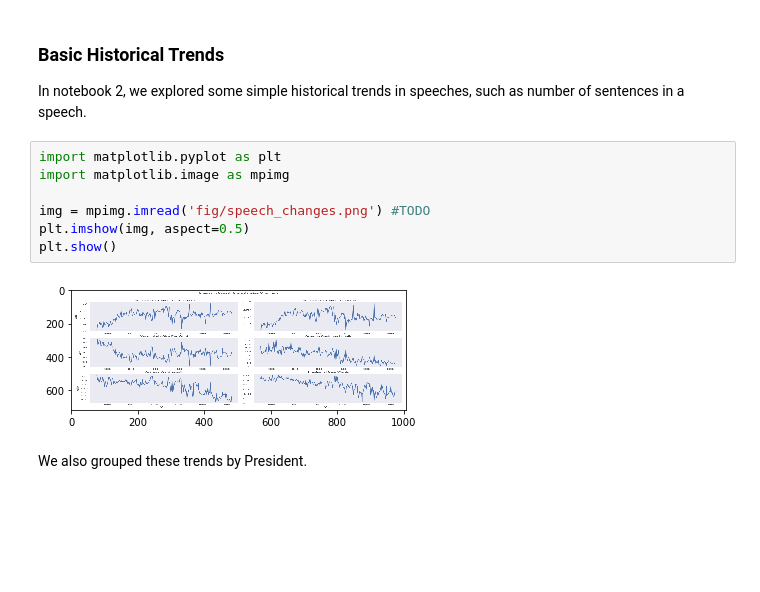
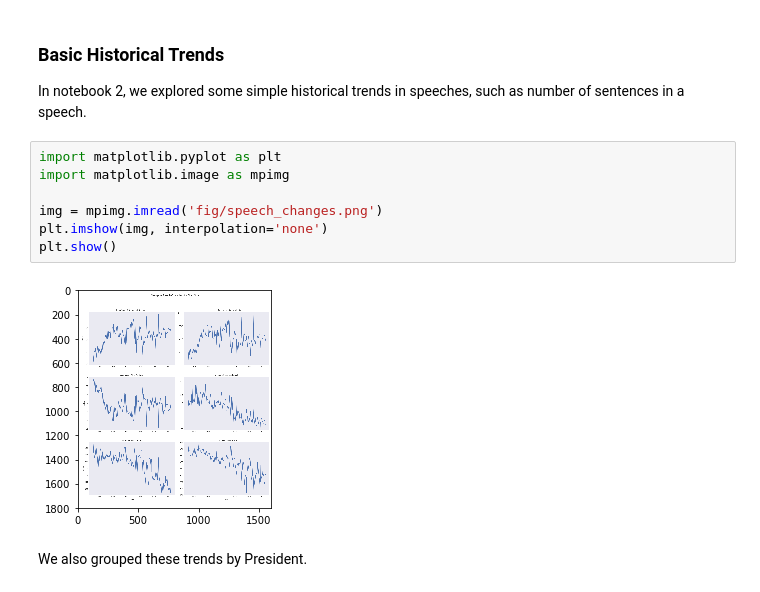
Before and after one commit to jacobakh/StateofUnionSpeechs, a Jupyter notebook: main.ipynb, the cells around one changed output. Cells and saved outputs as stored; diff of their text form; blank space fills up the shorter version.

```diff
--- a/main.ipynb
+++ b/main.ipynb
@@ -27,12 +23,12 @@ In notebook 2, we explored some simple historical trends in speeches, such as nu
 # %%
 import matplotlib.pyplot as plt
 import matplotlib.image as mpimg
 
-img = mpimg.imread('fig/speech_changes.png') #TODO
-plt.imshow(img, aspect=0.5)
+img = mpimg.imread('fig/speech_changes.png')
+plt.imshow(img, interpolation='none')
 plt.show()
 # %% [output]
-[figure, old version]
+[figure, new version]
 # %% [markdown]
 We also grouped these trends by President.
 # %%
```
Also changed, not shown: parts of 19 cells of this notebook, 4 other files.
